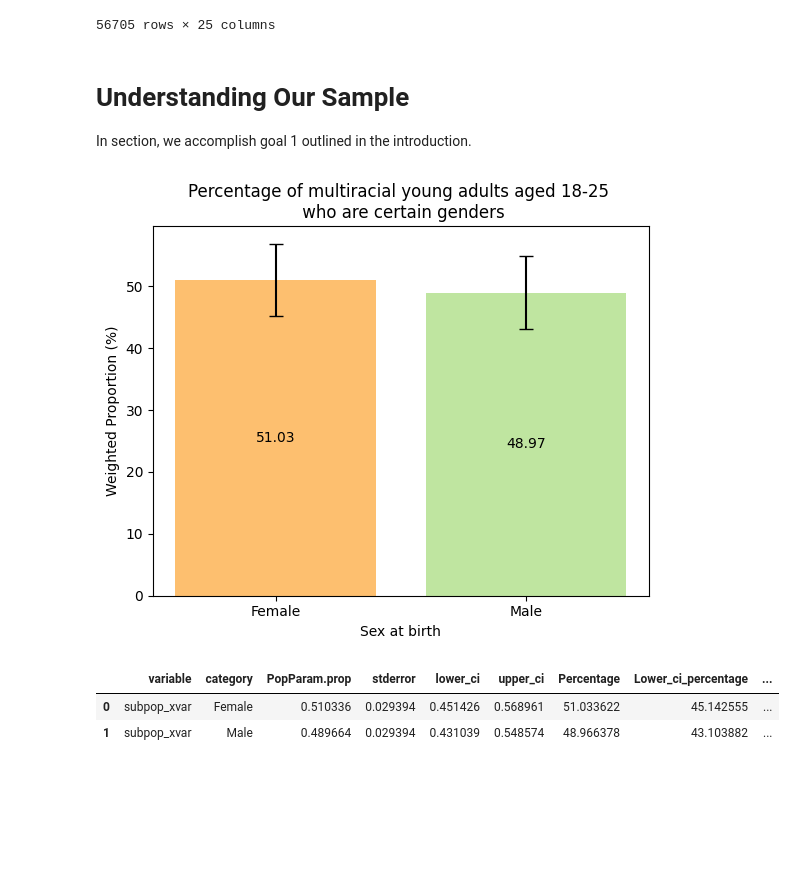
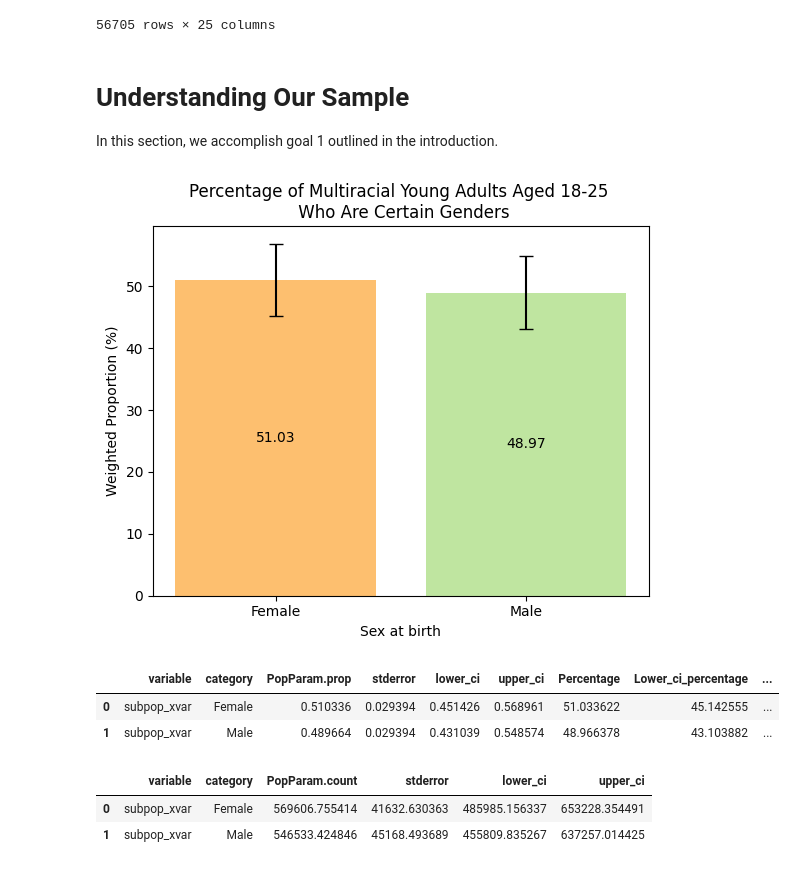
Before and after one commit to Platt-John/John-Platt-DA-401-Project, a Jupyter notebook: code/DA_401_Data_Exploration.ipynb, the cells around one changed output. Drawn from its saved outputs; the diff is of its cells as text; code cells hidden in the pictures; blank space fills up the shorter version.

Commit message:
R data collection change

```diff
--- a/code/DA_401_Data_Exploration.ipynb
+++ b/code/DA_401_Data_Exploration.ipynb
@@ -60,7 +102,7 @@ def rel_freq_barplot(df,xvar,xlabel,xaxisrotation,title):
 
     Parameters:
     df - object - Cleaned 2023 NSDUH dataframe
-    xvar - string - The variable that will be the x-axis of our barplot (variable that we will show counts of)
+    xvar - string - The variable that will be the x-axis of our barplot (variable that we will show proportions of)
     xlabel - string - The x-axis label of our barplot
     xaxisrotation - integer - How much we should rotate the x-axis tick labels (0 to 360 degrees)
     title - string - The title of our barplot
@@ -68,32 +110,8 @@ def rel_freq_barplot(df,xvar,xlabel,xaxisrotation,title):
     Return:
     The frequency table
     '''
-    # Work on a copy to avoid modifying original df
-    df = df.copy()
-    #Create new column based on where there are multiracial young adults in the cleaned dataset
-    df["subpop_xvar"]=df[xvar].where((df["CATAGE"] == 2) & (df["NEWRACE2"] == 6), np.nan)
-    #Tabulation function calculates and tabulates summary statistics of a categorical variable given
-    #survey weights and survey design measures
-    #We account for the subpopulation (multiracial young adults) WHEN we do the tabulation
-    #Don't filter data down to multiracial young adults before doing the tabulation as
-    #that would bias the SE/variance estimates towards that specific subgroup rather than the total population
-    #Tabulation with full dataset, but subpopulation defined
-    tab = Tabulation(PopParam.prop)
-    tab.tabulate(
-        #Column we want to tabulate relative frequencies based on
-        vars=df[["subpop_xvar"]],
-        #2023 NSDUH sample weight
-        samp_weight=df["ANALWT2_C"],
-        #Variance stratum
-        stratum=df["VESTR_C"],
-        #Variance primary sampling unit
-        psu=df["VEREP"],
-        remove_nan=True
-    )
-    #Convert the weighted frequency estimates to a dataframe
-    df=tab.to_dataframe()
-    #Sort the frequency dataframe by frequencies in descending order
-    df.sort_values(by=PopParam.prop,ascending=False,inplace=True)
+    #Create table with weighted relative frequency estimates
+    df=rel_frequencies(df,xvar,na_rm=True)
     #Create percentage column
     df['Percentage']=df[PopParam.prop]*100
     #Create column that has the lower bound of 95% CI expressed as a percentage
@@ -125,14 +254,21 @@ def rel_freq_barplot(df,xvar,xlabel,xaxisrotation,title):
 # %% [markdown]
 # Understanding Our Sample
 
-In section, we accomplish goal 1 outlined in the introduction.
+In this section, we accomplish goal 1 outlined in the introduction.
 # %%
 #Examine gender frequencies among multiracial young adults aged 18-25
-rel_freq_barplot(nsduh_2023,'IRSEX','Sex at birth',0,"Percentage of multiracial young adults aged 18-25 \n who are certain genders")
+rel_freq_barplot(nsduh_2023,'IRSEX','Sex at birth',0,"Percentage of Multiracial Young Adults Aged 18-25 \n Who Are Certain Genders")
 # %% [output]
-[figure, old version]
+[figure, new version]
 |  | variable | category | PopParam.prop | stderror | lower_ci | upper_ci | Percentage | Lower_ci_percentage | ... |
 | 0 | subpop_xvar | Female | 0.510336 | 0.029394 | 0.451426 | 0.568961 | 51.033622 | 45.142555 | ... |
 | 1 | subpop_xvar | Male | 0.489664 | 0.029394 | 0.431039 | 0.548574 | 48.966378 | 43.103882 | ... |
+# %%
+#Compute counts/frequencies (weighted to represent the totals for multiracial young adults in the U.S. population)
+frequencies(nsduh_2023,'IRSEX',na_rm=True)
+# %% [output]
+|  | variable | category | PopParam.count | stderror | lower_ci | upper_ci |
+| 0 | subpop_xvar | Female | 569606.755414 | 41632.630363 | 485985.156337 | 653228.354491 |
+| 1 | subpop_xvar | Male | 546533.424846 | 45168.493689 | 455809.835267 | 637257.014425 |
 # %%
 #Examine education frequencies among multiracial young adults aged 18-25
```
Also changed, not shown: parts of 23 cells of this notebook, 2 other files.
